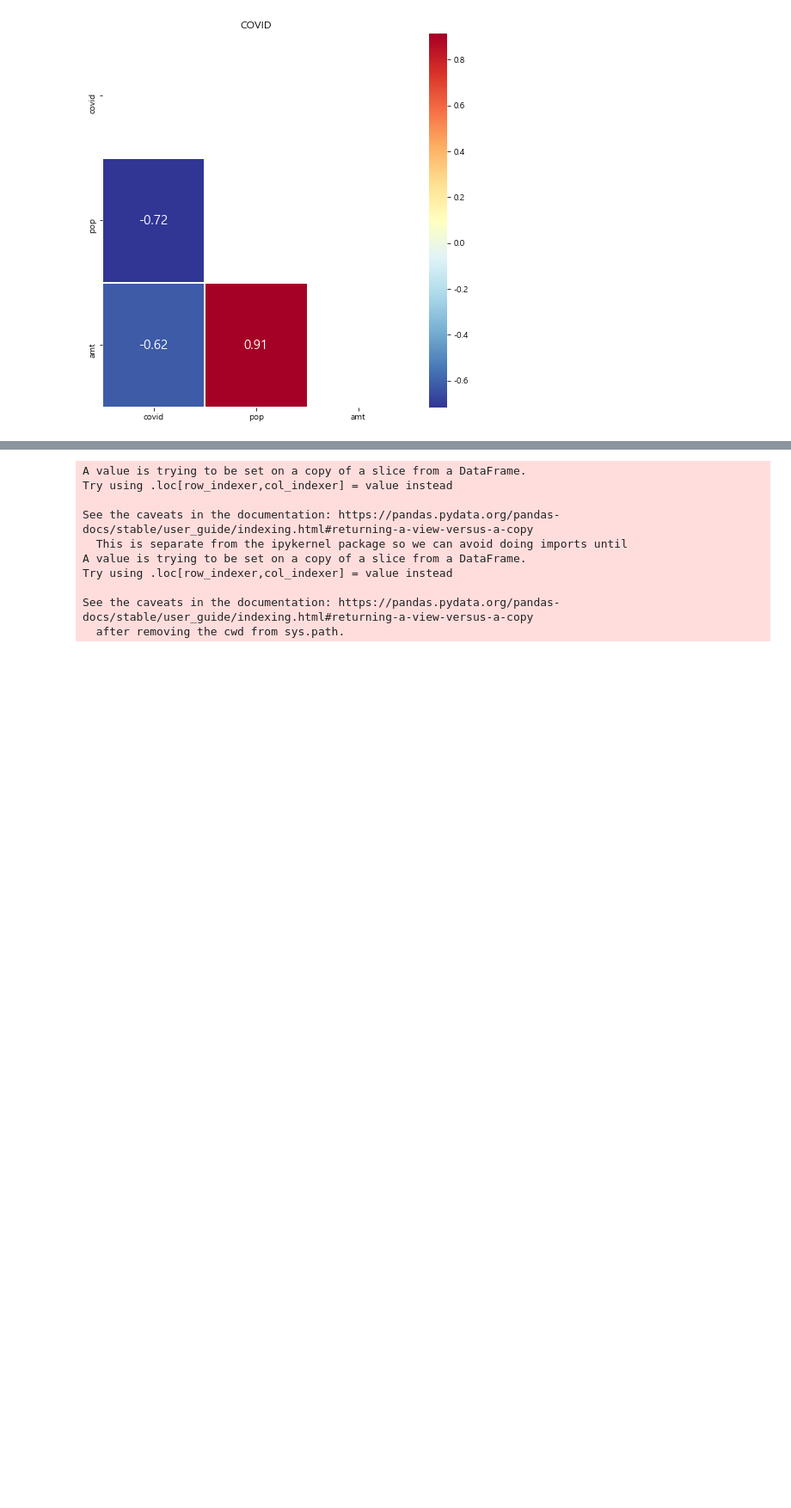
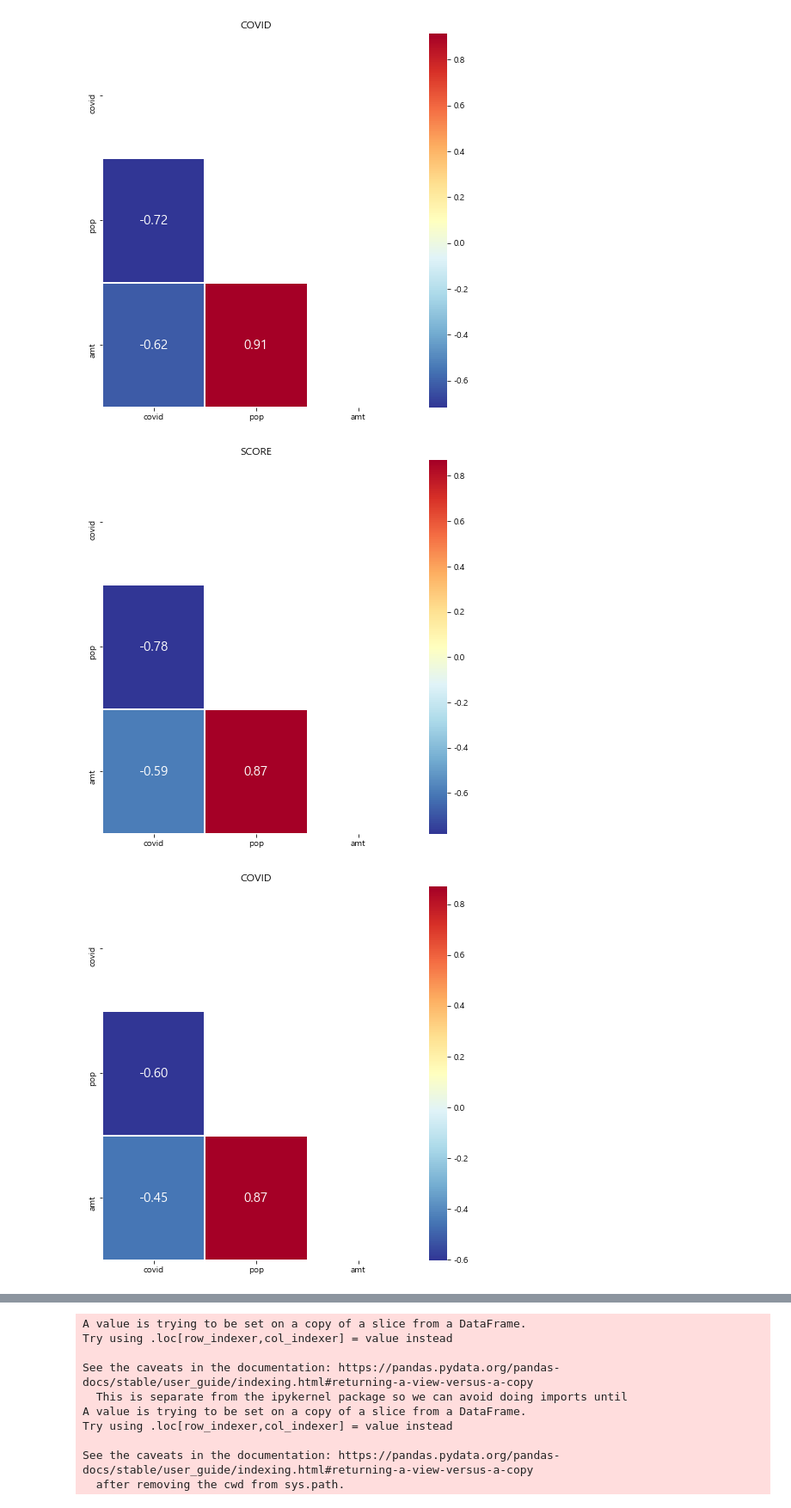
Before and after one commit to Lee-JeongMin/Bigcontest2020, a Jupyter notebook: Scoring/20200912_SH_Interval_score_semi_final.ipynb, the cells around one changed output, grey strips where cells are left out. Shown at 86% size. Saved outputs shown, nothing was run; the diff lists cells and outputs as text; code cells hidden in the pictures; blank space fills up the shorter version.

```diff
--- a/Scoring/20200912_SH_Interval_score_semi_final.ipynb
+++ b/Scoring/20200912_SH_Interval_score_semi_final.ipynb
@@ -300,6 +300,13 @@ corr(event_score_sat['확진자수'], total_sk_sat['Popul'], total_sh_sat['USE_A
 # %% [output]
 [figure]
 [figure]
+# %%
+# 일요일
+corr(event_score_sun['SCORE'], total_sk_sun['Popul'], total_sh_sun['USE_AMT'], 'SCORE')
+corr(event_score_sun['확진자수'], total_sk_sun['Popul'], total_sh_sun['USE_AMT'], 'COVID')
+# %% [output]
+[figure, added]
+[figure, added]
 # %%
 def scatter(df1, df2, x_col, y_col):
     plt.figure(figsize=(20,20))
```
Also changed, not shown: 1 other file.
